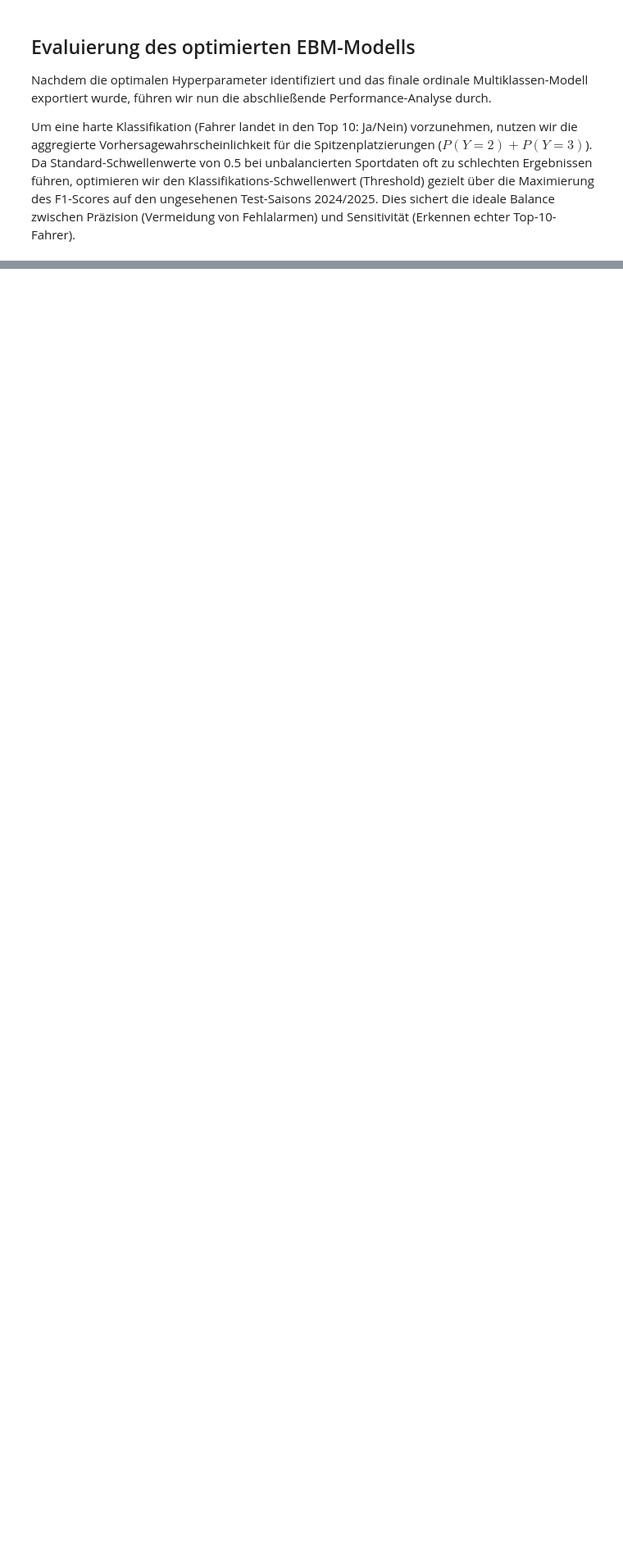
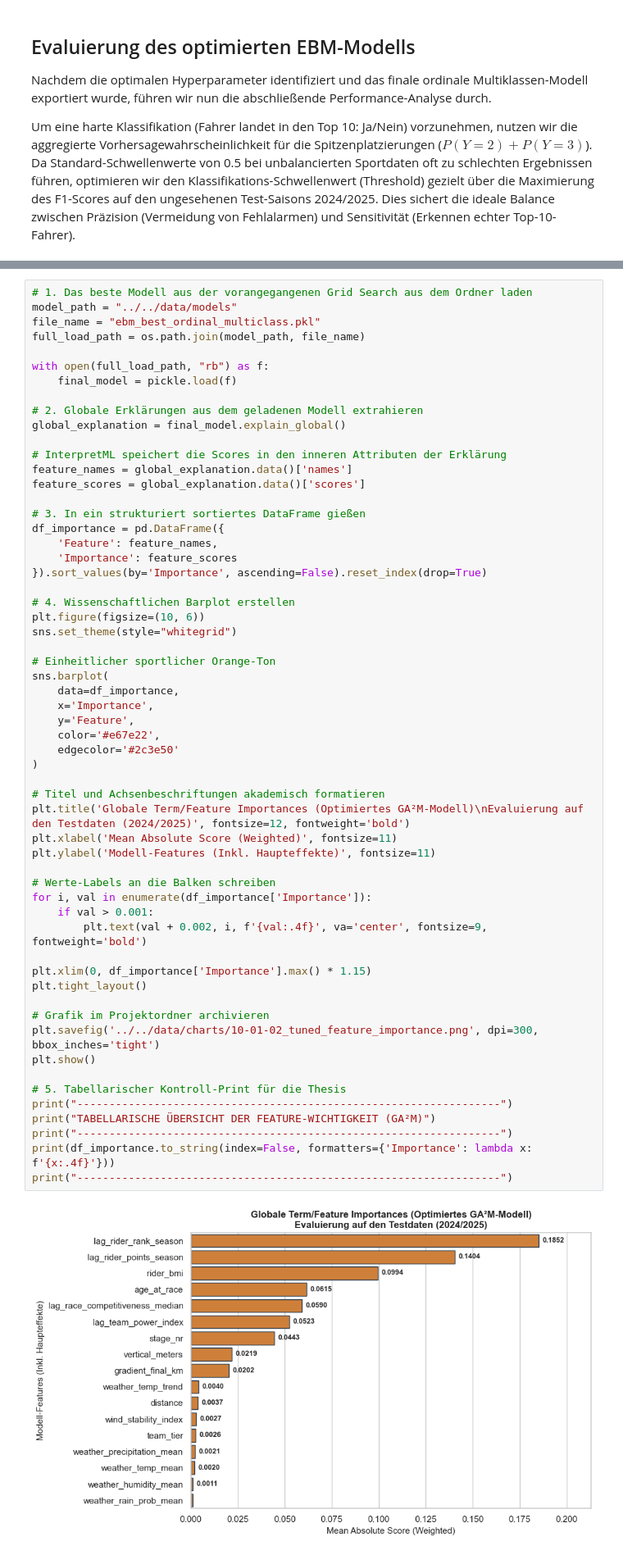
Before and after one commit to LPI24/GADA-Group3-Cycling-Stage-Prediction, a Jupyter notebook: src/Notebooks/10-01-02_EBM_classif.ipynb, the cells around one changed output, grey strips where cells are left out. Shown at 82% size. Cells and saved outputs as stored; diff of their text form; blank space fills up the shorter version.

```diff
--- a/src/Notebooks/10-01-02_EBM_classif.ipynb
+++ b/src/Notebooks/10-01-02_EBM_classif.ipynb
@@ -1058,0 +1061,60 @@ Der methodische Umstieg von einer rein binären Klassifikation hin zu einer **or
+# %%
+# 1. Das beste Modell aus der vorangegangenen Grid Search aus dem Ordner laden
+model_path = "../../data/models"
+file_name = "ebm_best_ordinal_multiclass.pkl"
+full_load_path = os.path.join(model_path, file_name)
+
+with open(full_load_path, "rb") as f:
+    final_model = pickle.load(f)
+
+# 2. Globale Erklärungen aus dem geladenen Modell extrahieren
+global_explanation = final_model.explain_global()
+
+# InterpretML speichert die Scores in den inneren Attributen der Erklärung
+feature_names = global_explanation.data()['names']
+feature_scores = global_explanation.data()['scores']
+
+# 3. In ein strukturiert sortiertes DataFrame gießen
+df_importance = pd.DataFrame({
+    'Feature': feature_names,
+    'Importance': feature_scores
+}).sort_values(by='Importance', ascending=False).reset_index(drop=True)
+
+# 4. Wissenschaftlichen Barplot erstellen
+plt.figure(figsize=(10, 6))
+sns.set_theme(style="whitegrid")
+
+# Einheitlicher sportlicher Orange-Ton
+sns.barplot(
+    data=df_importance,
+    x='Importance',
+    y='Feature',
+    color='#e67e22',
+    edgecolor='#2c3e50'
+)
+
+# Titel und Achsenbeschriftungen akademisch formatieren
+plt.title('Globale Term/Feature Importances (Optimiertes GA²M-Modell)\nEvaluierung auf den Testdaten (2024/2025)', fontsize=12, fontweight='bold')
+plt.xlabel('Mean Absolute Score (Weighted)', fontsize=11)
+plt.ylabel('Modell-Features (Inkl. Haupteffekte)', fontsize=11)
+
+# Werte-Labels an die Balken schreiben
+for i, val in enumerate(df_importance['Importance']):
+    if val > 0.001:
+        plt.text(val + 0.002, i, f'{val:.4f}', va='center', fontsize=9, fontweight='bold')
+
+plt.xlim(0, df_importance['Importance'].max() * 1.15)
+plt.tight_layout()
+
+# Grafik im Projektordner archivieren
+plt.savefig('../../data/charts/10-01-02_tuned_feature_importance.png', dpi=300, bbox_inches='tight')
+plt.show()
+
+# 5. Tabellarischer Kontroll-Print für die Thesis
+print("------------------------------------------------------------------")
+print("TABELLARISCHE ÜBERSICHT DER FEATURE-WICHTIGKEIT (GA²M)")
+print("------------------------------------------------------------------")
+print(df_importance.to_string(index=False, formatters={'Importance': lambda x: f'{x:.4f}'}))
+print("------------------------------------------------------------------")
+# %% [output]
+[figure, added]
```
Also changed, not shown: parts of 4 cells of this notebook.
